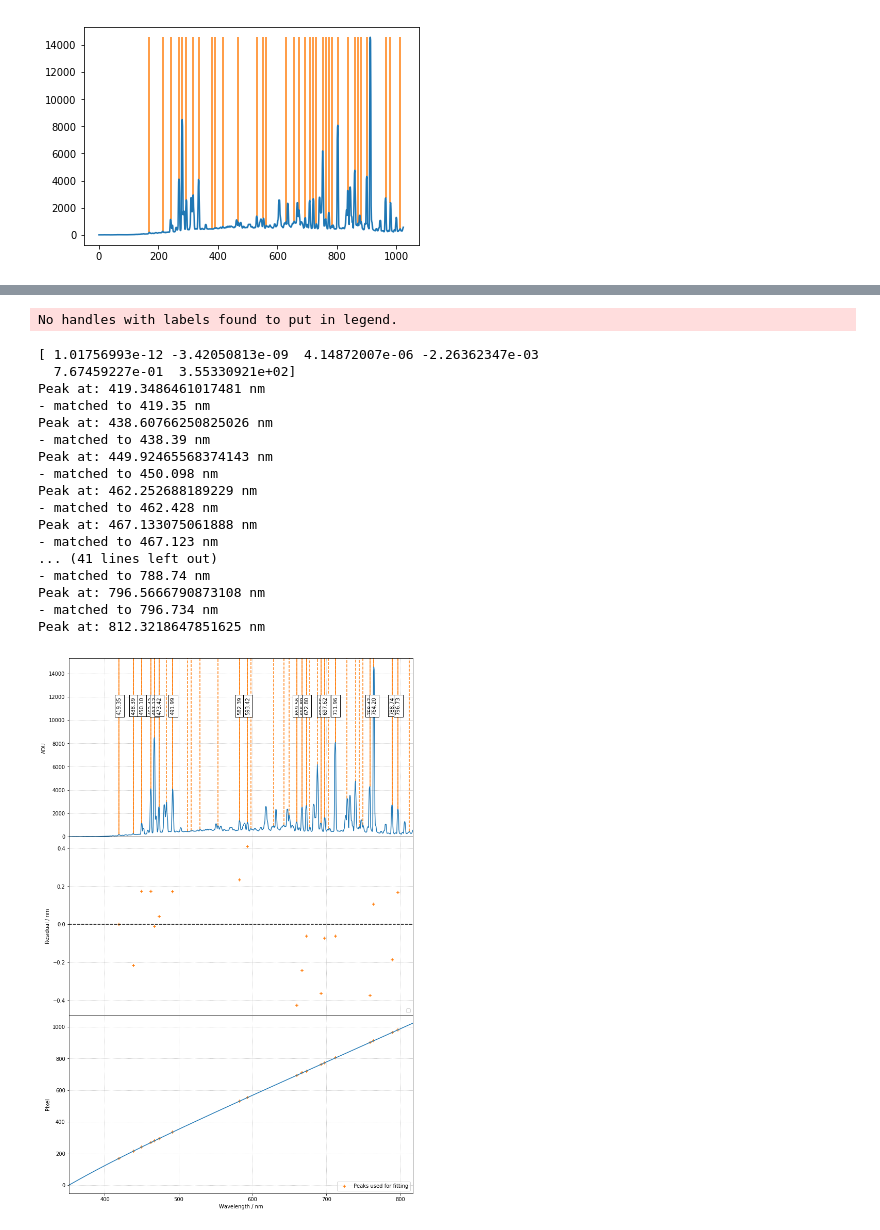
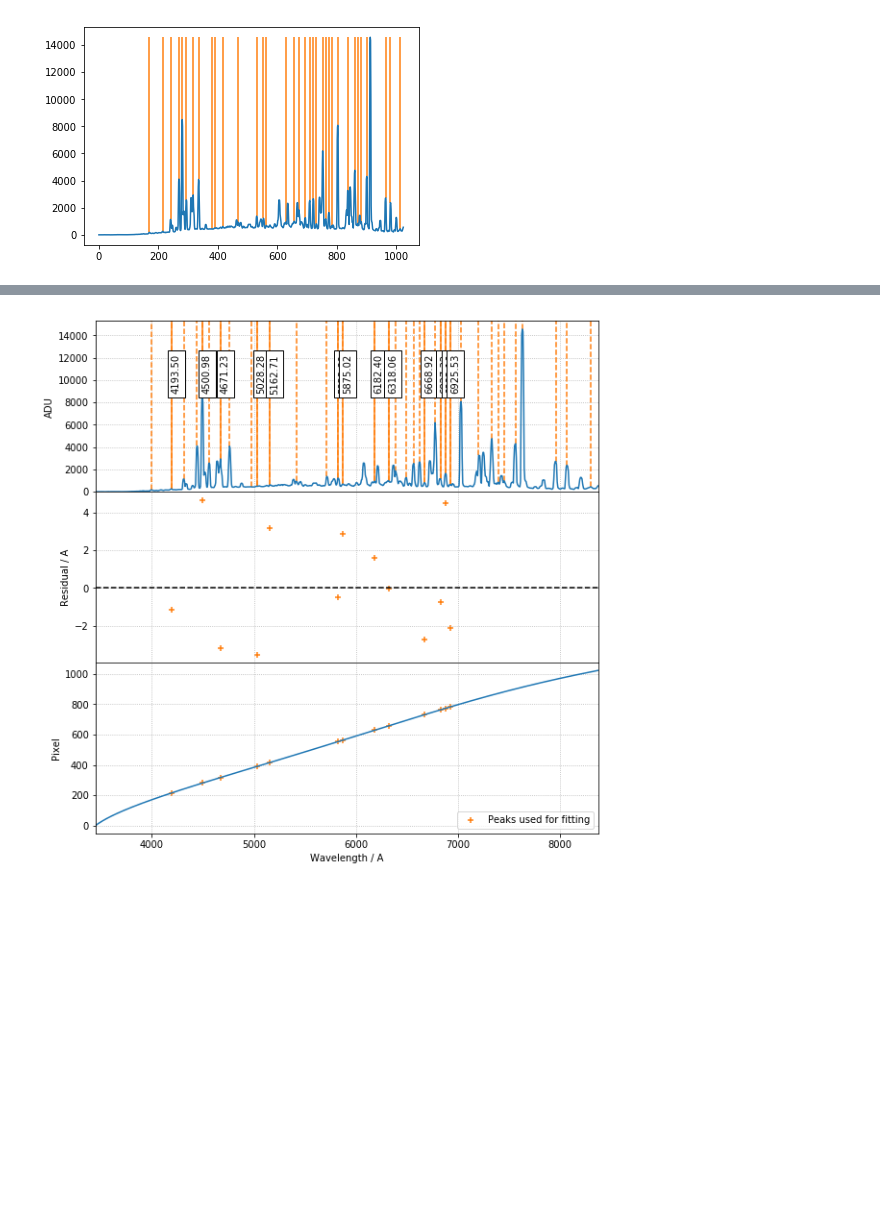
Before and after one commit to jveitchmichaelis/rascal, a Jupyter notebook: calibration_test.ipynb, the cells around one changed output, grey strips where cells are left out. Cells and saved outputs as stored; diff of their text form; code cells hidden in the pictures; blank space fills up the shorter version.

```diff
--- a/calibration_test.ipynb
+++ b/calibration_test.ipynb
@@ -34,20 +18,3 @@ plt.vlines(peaks,
 # %% [output]
 <matplotlib.collections.LineCollection at 0x...>
 [figure]
-# %%
-c = Calibrator(peaks, atlas)
-c.set_fit_constraints(
-    min_slope=0.2,
-    max_slope=0.8,
-    min_intercept=200.,
-    max_intercept=500.,
-    fit_tolerance=0.5,
-    line_fit_thresh=2,
-    thresh=5,
-    polydeg=5,
-    fittype='poly')
-
-# Providing known pixel-wavelength mapping
-#c.set_known_pairs([635.6024, 803.5022], [631.806, 711.96])
-best_p = c.fit(mode='fast', progress=False)
-c.plot_fit(spectrum, best_p)
@@ -81,0 +21,11 @@ Peak at: 788.7420638546815 nm
+# %%
+c = Calibrator(peaks, elements=["Xe"], min_wavelength=3000., max_wavelength=9000.)
+c.set_fit_constraints(
+    min_slope=4.,
+    max_slope=10.,
+    min_intercept=2000.,
+    max_intercept=5000.,
+    fit_tolerance=9.2,
+    thresh=10.,
+    polydeg=4,
+    fittype='poly')
@@ -81,0 +38,3 @@ Peak at: 788.7420638546815 nm
+# %%
+best_p = c.fit(mode='fast', progress=True)
+c.plot_fit(spectrum, best_p, tolerance=9.2)
@@ -82,4 +66,4 @@ Peak at: 788.7420638546815 nm
 # %%
-best_p = c.fit(progress=False)
+best_p = c.fit(mode='normal', progress=False)
 c.plot_fit(spectrum, best_p)
 # %% [output]
@@ -104,22 +87,4 @@ c.plot_fit(spectrum, best_p)
-No handles with labels found to put in legend.
-[ 1.01756993e-12 -3.42050813e-09  4.14872007e-06 -2.26362347e-03
-  7.67459227e-01  3.55330921e+02]
-Peak at: 419.3486461017481 nm
-- matched to 419.35 nm
-Peak at: 438.60766250825026 nm
-- matched to 438.39 nm
-Peak at: 449.92465568374143 nm
-- matched to 450.098 nm
-Peak at: 462.252688189229 nm
-- matched to 462.428 nm
-Peak at: 467.133075061888 nm
-- matched to 467.123 nm
-... (41 lines left out)
-- matched to 788.74 nm
-Peak at: 796.5666790873108 nm
-- matched to 796.734 nm
-Peak at: 812.3218647851625 nm
-[figure, old version]
+[figure, new version]
 # %%
 best_p = c.fit(mode='slow', progress=False)
 c.plot_fit(spectrum, best_p)
```
Also changed, not shown: parts of 7 cells of this notebook, 3 other files.
